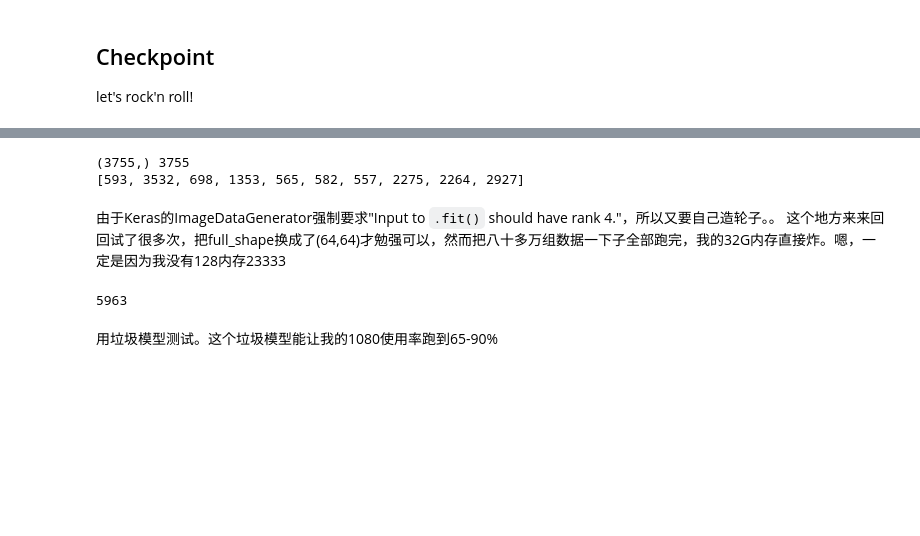
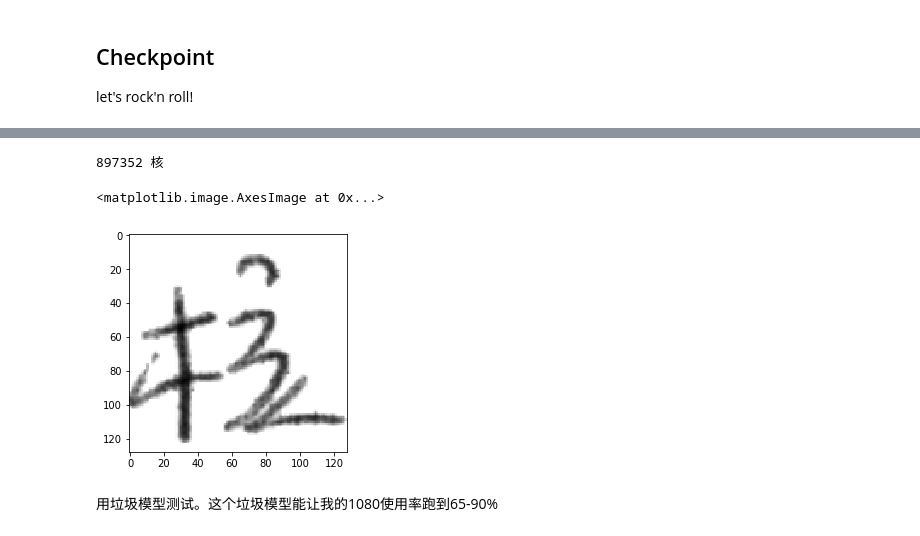
Before and after one commit to Meirtz/TAIL-CAMP-2018, a Jupyter notebook: CV/CV.ipynb, the cells around one changed output, grey strips where cells are left out. Saved outputs shown, nothing was run; the diff lists cells and outputs as text; code cells hidden in the pictures; blank space fills up the shorter version.

```diff
--- a/CV/CV.ipynb
+++ b/CV/CV.ipynb
@@ -188,13 +229,0 @@ from keras.preprocessing.image import ImageDataGenerator
-# %%
-all_labels = np.unique(labels)
-labels_to_idx_dict = {all_labels[i]:i for i in range(all_labels.shape[0])}
-idx_to_labels_dict = {i:all_labels[i] for i in range(all_labels.shape[0])}
-print(all_labels.shape, len(labels_to_idx_dict))
-labels_filtered_index = [labels_to_idx_dict[i] for i in labels_filtered]
-print(labels_filtered_index[0:10])
-# %% [output]
-(3755,) 3755
-[593, 3532, 698, 1353, 565, 582, 557, 2275, 2264, 2927]
-# %% [markdown]
-由于Keras的ImageDataGenerator强制要求"Input to `.fit()` should have rank 4."，所以又要自己造轮子。。
-这个地方来来回回试了很多次，把full_shape换成了(64,64)才勉强可以，然而把八十多万组数据一下子全部跑完，我的32G内存直接炸。嗯，一定是因为我没有128内存23333
@@ -211,6 +229,0 @@ y_train = np.array(utils.to_categorical(labels_filtered_index[:233333], all_labe
-# %%
-import gc
-gc.enable()
-gc.collect()
-# %% [output]
-5963
@@ -216,0 +310,12 @@ gc.collect()
+# %%
+filenames = glob.glob('train/*.png')
+labels = [filename.split('/')[1].split('-')[1].split('.')[0] for filename in filenames]
+# %%
+print(len(filenames), labels[800000])
+#test_img = plt.imread(filenames[800000])
+test_img = cv2.imread(filenames[800000], cv2.IMREAD_GRAYSCALE)
+plt.imshow(test_img, cmap='gray')
+# %% [output]
+897352 核
+<matplotlib.image.AxesImage at 0x...>
+[figure, added]
```
Also changed, not shown: parts of 26 cells of this notebook, 1 other file.
